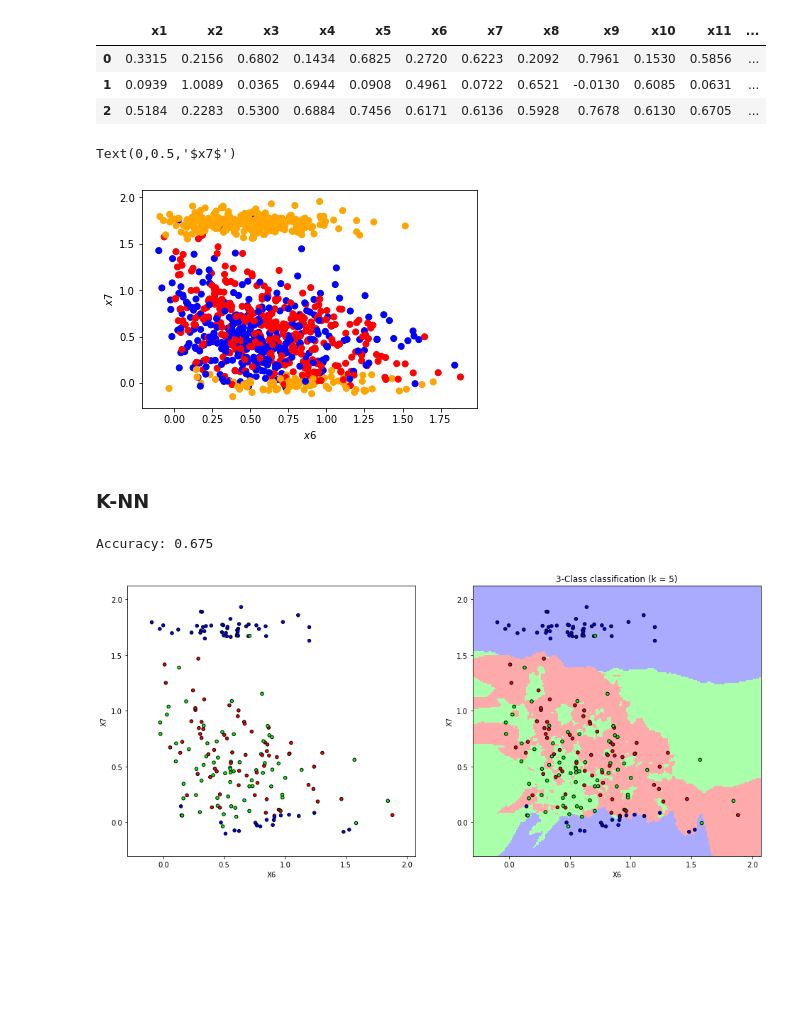
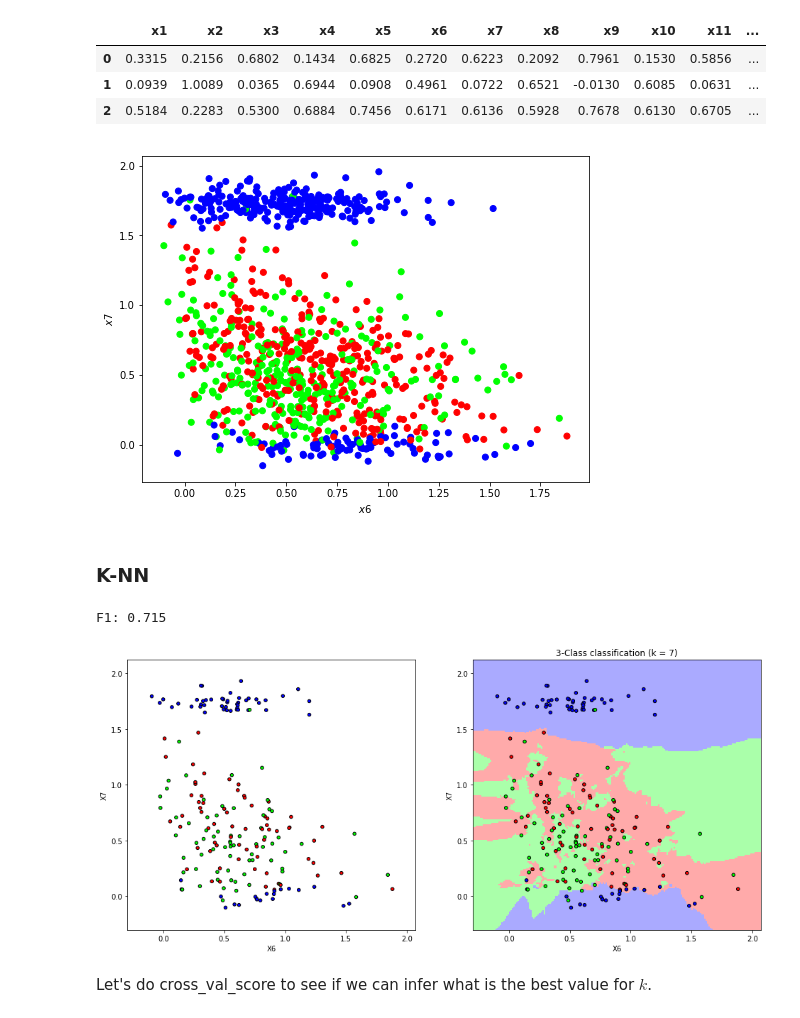
Before and after one commit to renero/class_notebooks, a Jupyter notebook: Nearest Neighbors.ipynb, the cells around one changed output. Drawn from its saved outputs; the diff is of its cells as text; code cells hidden in the pictures; blank space fills up the shorter version.

```diff
--- a/Nearest Neighbors.ipynb
+++ b/Nearest Neighbors.ipynb
@@ -151,7 +146,7 @@ Configuration labels, originally as dummy variables:
 We convert them into a single categorical 3-valued character.
 # %%
 oil_dummy_labels = ['1','2','3']
-oil_labels = Dataset('/Users/renero/Downloads/3PhData/DataTrnLbls.txt',
+oil_labels = Dataset('./data/DataTrnLbls.txt',
                      header=None,
                      sep='  ',
                      names=oil_dummy_labels)
@@ -161,7 +156,7 @@ oil_labels.drop_columns(oil_dummy_labels);
 # %% [markdown]
 We read the actual values in the training set, setting the variable names as $x_1$, ... to $x_{12}$.
 # %%
-oil_data = Dataset('/Users/renero/Downloads/3PhData/DataTrn.txt',
+oil_data = Dataset('./data/DataTrn.txt',
                      header=None,
                      sep='  ',
                      names=['x{}'.format(i+1) for i in range(12)])
@@ -178,16 +173,20 @@ oil.data.head(3)
 | 1 | 0.0939 | 1.0089 | 0.0365 | 0.6944 | 0.0908 | 0.4961 | 0.0722 | 0.6521 | -0.0130 | 0.6085 | 0.0631 | ... |
 | 2 | 0.5184 | 0.2283 | 0.5300 | 0.6884 | 0.7456 | 0.6171 | 0.6136 | 0.5928 | 0.7678 | 0.6130 | 0.6705 | ... |
 # %%
-colors = ['red','green','blue','purple','orange']
+# Create color maps
+cmap_light = ListedColormap(['#FFAAAA', '#AAFFAA', '#AAAAFF'])
+cmap_bold = ListedColormap(['#FF0000', '#00FF00', '#0000FF'])
+
 x = oil.features.iloc[:, 5].values.reshape(-1,1)
 y = oil.features.iloc[:, 6].values.reshape(-1,1)
+plt.figure(figsize=(8,6))
 plt.scatter(x, y,
             c=oil.target.values.reshape(-1, 1),
-            cmap=ListedColormap(colors))
+            cmap=cmap_bold)
 plt.xlabel('$x6$')
 plt.ylabel('$x7$')
+plt.show();
 # %% [output]
-Text(0,0.5,'$x7$')
-[figure, old version]
+[figure, new version]
 # %% [markdown]
 ### K-NN
@@ -198,23 +194,20 @@ X.train = X.train.iloc[:, 5:7]
 X, y = oil.split()
 X.train = X.train.iloc[:, 5:7]
 X.test = X.test.iloc[:, 5:7]
-
-knn = KNeighborsClassifier(n_neighbors=5)
+n_neighbors=7
+knn = KNeighborsClassifier(n_neighbors=n_neighbors)
 knn.fit(X.train.values, y.train.values)
 
 #Predict the response for test dataset
 y_pred = knn.predict(X.test.values)
 # Model Accuracy, how often is the classifier correct?
-print("Accuracy:", accuracy_score(y.test, y_pred))
+print("F1:", f1_score(y.test, y_pred, average='micro'))
 # %% [output]
-Accuracy: 0.675
+F1: 0.715
 # %%
 # Plot the decision boundary. For that, we will assign a color to each
 # point in the mesh [x_min, x_max]x[y_min, y_max].
 # https://scikit-learn.org/stable/auto_examples/neighbors/plot_classification.html
-
-n_neighbors = 5
-
 x_min, x_max = X.test.iloc[:, 0].min() - .2, X.test.iloc[:, 0].max() + .2
 y_min, y_max = X.test.iloc[:, 1].min() - .2, X.test.iloc[:, 1].max() + .2
 h = (x_max-x_min)/X.test.shape[0] # step size in the mesh
@@ -253,4 +246,6 @@ plt.title("3-Class classification (k = %i)" % n_neighbors)
 
 plt.show()
 # %% [output]
-[figure, old version]
+[figure, new version]
+# %% [markdown]
+Let's do cross_val_score to see if we can infer what is the best value for $k$.
```
Also changed, not shown: parts of 15 cells of this notebook.
